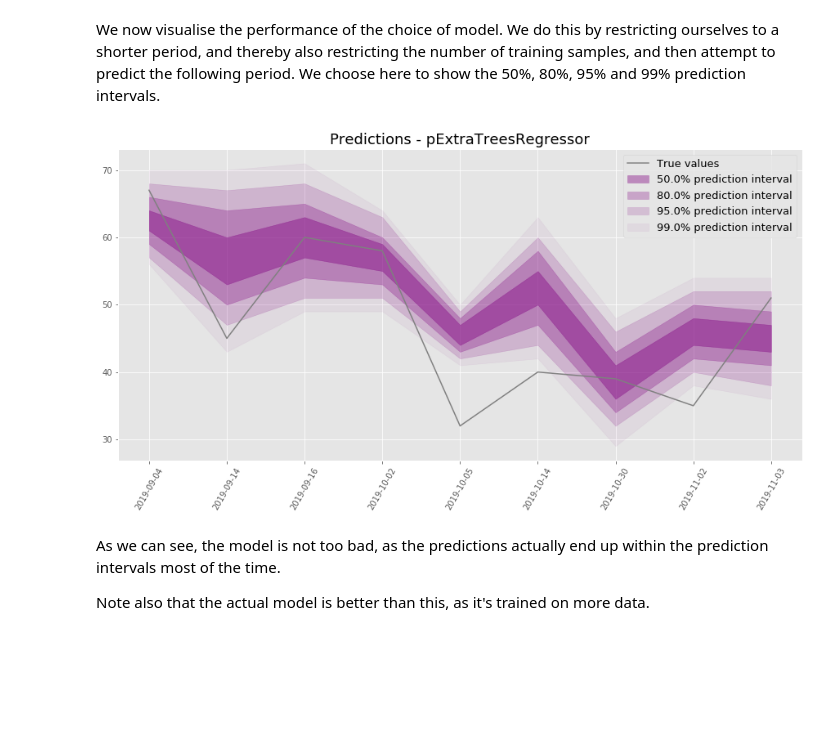
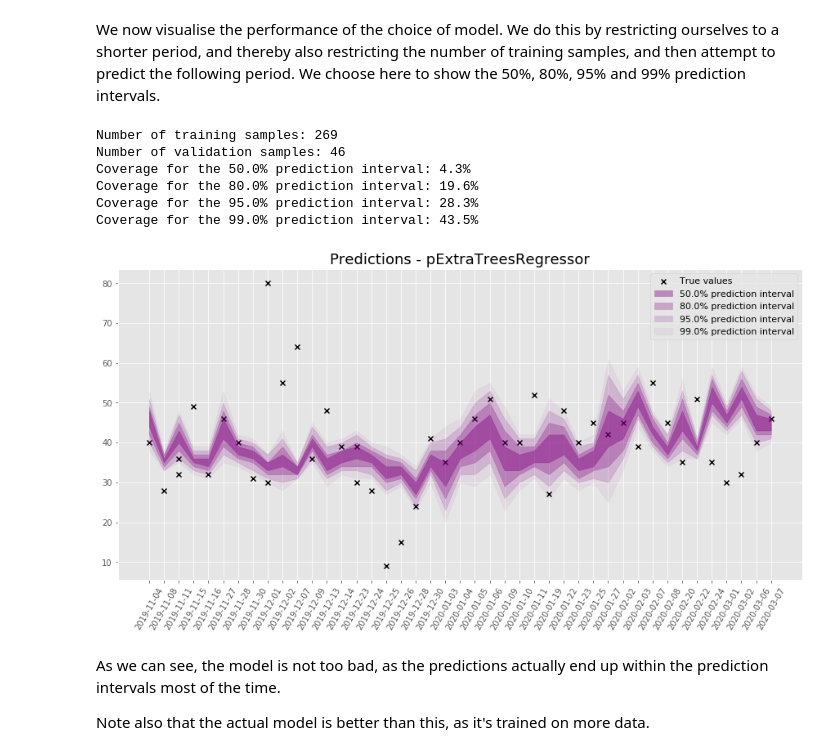
Before and after one commit to souper-streetwise/predictive-model, a Jupyter notebook: src/data_analysis.ipynb, the cells around one changed output. Saved outputs shown, nothing was run; the diff lists cells and outputs as text; code cells hidden in the pictures; blank space fills up the shorter version.

```diff
--- a/src/data_analysis.ipynb
+++ b/src/data_analysis.ipynb
@@ -98,5 +98,12 @@ plt.show()
 # %% [markdown]
 We also see that these values approximately follow a normal distribution, as can be seen on the following histogram.
+# %%
+train_idxs = [idx for idx, date in zip(df.index, df.date) if earlier_than(date, '2019-11-04')]
+X_train, X_val = X.iloc[train_idxs, :], X.iloc[list(set(df.index) - set(train_idxs)), :]
+y_train, y_val = y[train_idxs], y[list(set(df.index) - set(train_idxs))]
+# %%
+model.fit(X_train, y_train)
+y_hat = model.predict(X_val)
 # %%
 plt.figure(figsize = (10,7))
 
@@ -158,31 +173,44 @@ def earlier_than(date1: str, date2: str):
     date1, date2 = datetime.strptime(date1, '%Y-%m-%d'), datetime.strptime(date2, '%Y-%m-%d')
     return date1 < date2
 # %%
-def viz_model(cutoff_date = '2019-09-01'):
+def viz_model(cutoff_date = '2019-11-04'):
     train_idxs = [idx for idx, date in zip(df.index, df.date) if earlier_than(date, cutoff_date)]
+
+    print(f'Number of training samples: {len(train_idxs)}')
+    print(f'Number of validation samples: {len(df) - len(train_idxs)}')
 
     X_train, X_val = X.iloc[train_idxs, :], X.iloc[list(set(df.index) - set(train_idxs)), :]
     y_train, y_val = y[train_idxs], y[list(set(df.index) - set(train_idxs))]
     idxs = sorted(X_val.index)
 
     fig, ax = plt.subplots(figsize = (15, 7))
-    plt.plot(df.date[idxs], df.total[idxs], label = 'True values', color = 'grey')
+    plt.scatter(df.date[idxs], df.total[idxs], marker = 'x', label = 'True values', color = 'black')
 
     model = load_model_data()['model'].fit(X_train, y_train)
     for idx, alpha in enumerate(alphas):
-        preds, cis = model.predict(X_val, return_intervals = True, alpha = alpha)
-        plt.fill_between(df.date[idxs], cis[:, 0], cis[:, 1],
+        preds, intervals = model.predict(X_val, return_intervals = True, alpha = alpha)
+        plt.fill_between(df.date[idxs], intervals[:, 0], intervals[:, 1],
                      figure = fig, color = 'purple', alpha = opacities[-(idx + 1)],
                          label = f'{round(100 * alpha, 1)}% prediction interval')
-    plt.legend(fontsize = 13)
+
+        coverage = sum((df.total[idxs] > intervals[:,0]) & (df.total[idxs] < intervals[:,1])) / len(df.total[idxs])
+        print(f'Coverage for the {100 * alpha:.1f}% prediction interval: {100 * coverage:.1f}%')
+
+    plt.legend(fontsize = 11)
     plt.xticks(rotation = 60)
     plt.title(f'Predictions - {type(model).__name__}', fontsize = 18)
 
     plt.show()
 # %%
-viz_model(cutoff_date = '2019-09-01')
+viz_model(cutoff_date = '2019-11-04')
 # %% [output]
+Number of training samples: 269
+Number of validation samples: 46
+Coverage for the 50.0% prediction interval: 4.3%
+Coverage for the 80.0% prediction interval: 19.6%
+Coverage for the 95.0% prediction interval: 28.3%
+Coverage for the 99.0% prediction interval: 43.5%
-[figure, old version]
+[figure, new version]
 # %% [markdown]
 As we can see, the model is not too bad, as the predictions actually end up within the prediction intervals most of the time.
 
```
Also changed, not shown: parts of 9 cells of this notebook, 1 other file.
